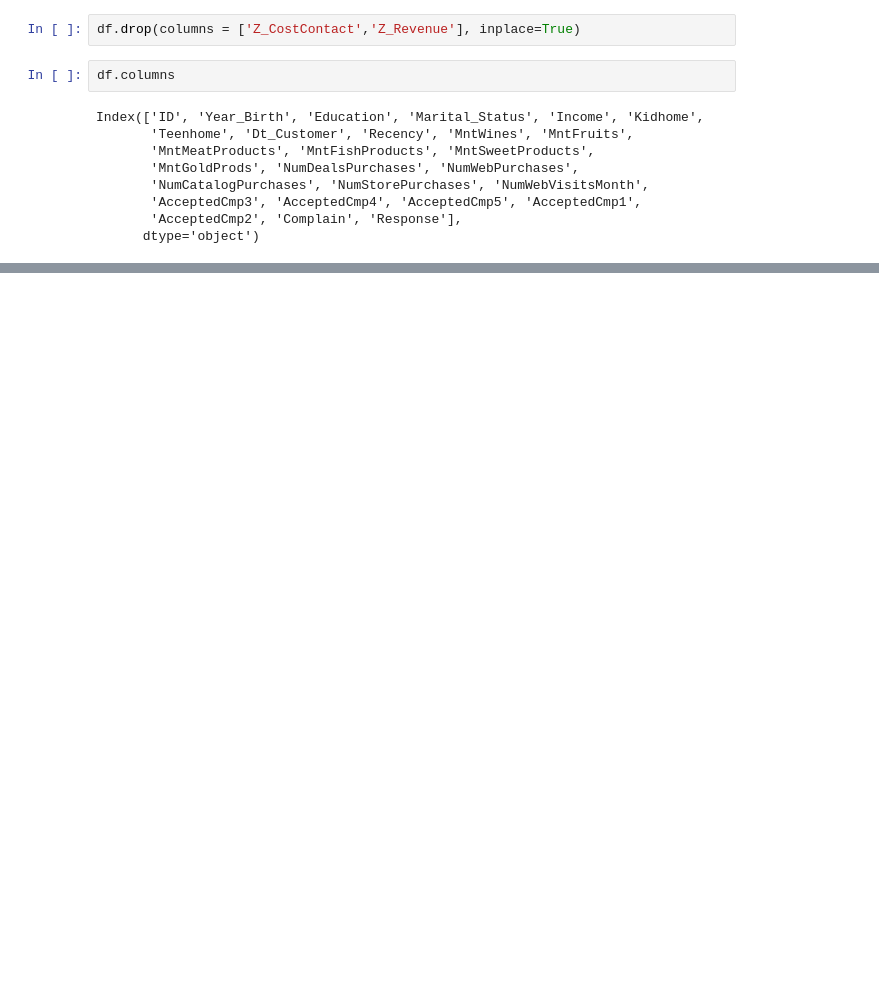
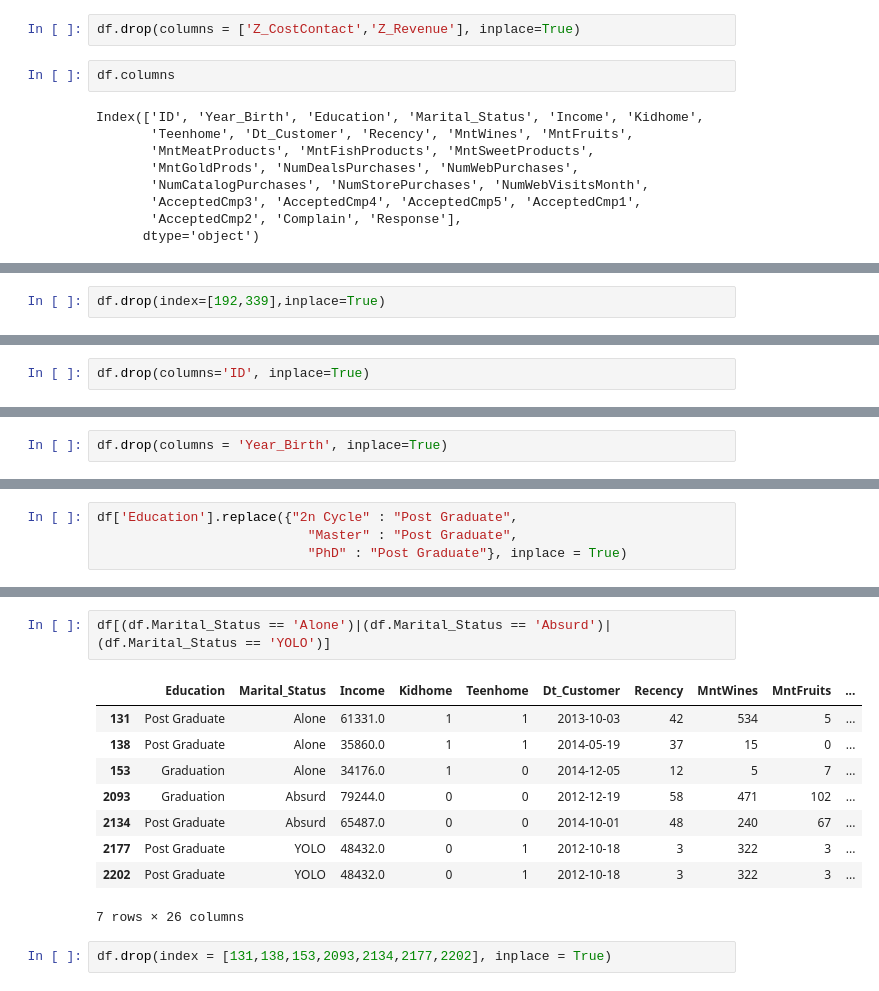
Before and after one commit to Joshua-C-Bryant/customer-personality-analysis, a Jupyter notebook: customer_personality_analysis.ipynb, the cells around one changed output, grey strips where cells are left out. Drawn from its saved outputs; the diff is of its cells as text; blank space fills up the shorter version.

```diff
--- a/customer_personality_analysis.ipynb
+++ b/customer_personality_analysis.ipynb
@@ -161,0 +301,2 @@ Index(['ID', 'Year_Birth', 'Education', 'Marital_Status', 'Income', 'Kidhome',
+# %%
+df.drop(index=[192,339],inplace=True)
@@ -161,0 +313,2 @@ Index(['ID', 'Year_Birth', 'Education', 'Marital_Status', 'Income', 'Kidhome',
+# %%
+df.drop(columns='ID', inplace=True)
@@ -161,0 +327,2 @@ Index(['ID', 'Year_Birth', 'Education', 'Marital_Status', 'Income', 'Kidhome',
+# %%
+df.drop(columns = 'Year_Birth', inplace=True)
@@ -161,0 +340,4 @@ Index(['ID', 'Year_Birth', 'Education', 'Marital_Status', 'Income', 'Kidhome',
+# %%
+df['Education'].replace({"2n Cycle" : "Post Graduate",
+                           "Master" : "Post Graduate",
+                           "PhD" : "Post Graduate"}, inplace = True)
@@ -161,0 +365,14 @@ Index(['ID', 'Year_Birth', 'Education', 'Marital_Status', 'Income', 'Kidhome',
+# %%
+df[(df.Marital_Status == 'Alone')|(df.Marital_Status == 'Absurd')|(df.Marital_Status == 'YOLO')]
+# %% [output]
+|  | Education | Marital_Status | Income | Kidhome | Teenhome | Dt_Customer | Recency | MntWines | MntFruits | ... |
+| 131 | Post Graduate | Alone | 61331.0 | 1 | 1 | 2013-10-03 | 42 | 534 | 5 | ... |
+| 138 | Post Graduate | Alone | 35860.0 | 1 | 1 | 2014-05-19 | 37 | 15 | 0 | ... |
+| 153 | Graduation | Alone | 34176.0 | 1 | 0 | 2014-12-05 | 12 | 5 | 7 | ... |
+| 2093 | Graduation | Absurd | 79244.0 | 0 | 0 | 2012-12-19 | 58 | 471 | 102 | ... |
+| 2134 | Post Graduate | Absurd | 65487.0 | 0 | 0 | 2014-10-01 | 48 | 240 | 67 | ... |
+| 2177 | Post Graduate | YOLO | 48432.0 | 0 | 1 | 2012-10-18 | 3 | 322 | 3 | ... |
+| 2202 | Post Graduate | YOLO | 48432.0 | 0 | 1 | 2012-10-18 | 3 | 322 | 3 | ... |
+7 rows × 26 columns
+# %%
+df.drop(index = [131,138,153,2093,2134,2177,2202], inplace = True)
```
Also changed, not shown: parts of 35 cells of this notebook.
